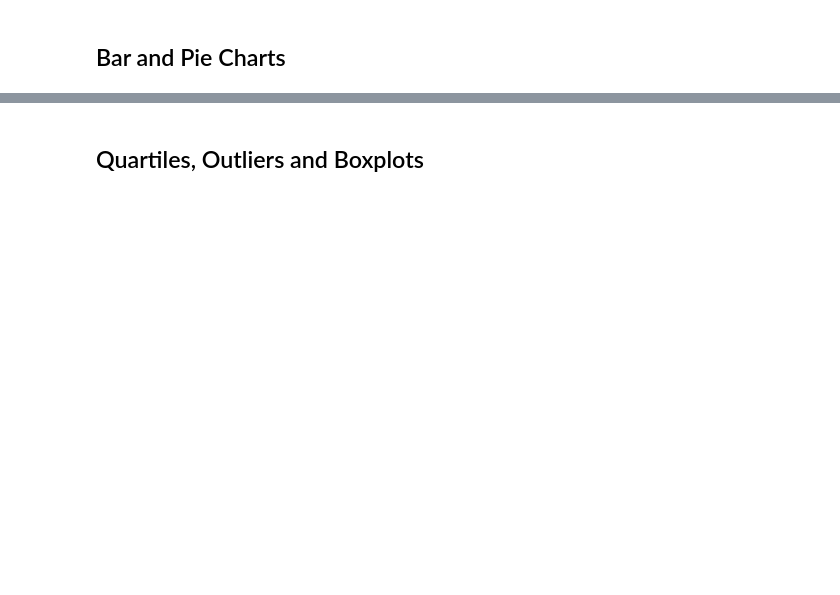
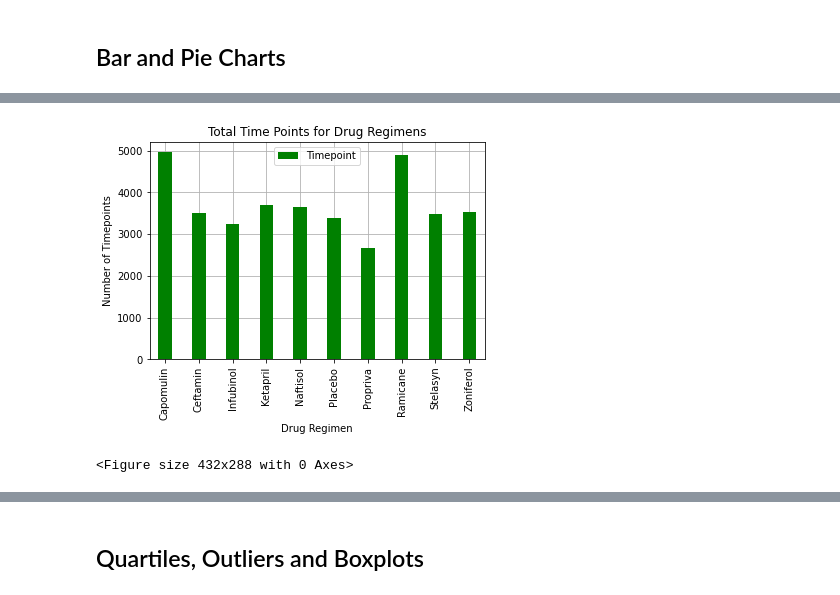
Before and after one commit to wtcutrer/Matplotlib_Challenge, a Jupyter notebook: pymaceuticals.ipynb, the cells around one changed output, grey strips where cells are left out. Drawn from its saved outputs; the diff is of its cells as text; code cells hidden in the pictures; blank space fills up the shorter version.

Commit message:
Completed Pie and Bar Charts

```diff
--- a/pymaceuticals.ipynb
+++ b/pymaceuticals.ipynb
@@ -104,2 +118,7 @@ dtype: int64
 # %% [markdown]
 ## Bar and Pie Charts
+# %%
+#Isolated Drug Regiment and Timepoint Data
+sum = clean_mouse.groupby('Drug Regimen')['Timepoint'].sum()
+drug_summary = pd.DataFrame({"Timepoint": sum})
+drug_summary
@@ -106,2 +138,14 @@ dtype: int64
 # %%
 # Generate a bar plot showing the total number of timepoints for all mice tested for each drug regimen using Pandas.
+bar_panda = drug_summary.plot(kind='bar',width =0.4, color = "g", zorder=3)
+
+bar_panda.set_xlabel("Drug Regimen")
+bar_panda.set_ylabel("Number of Timepoints")
+bar_panda.set_title("Total Time Points for Drug Regimens")
+
+plt.grid(zorder=0)
+plt.show()
+plt.tight_layout()
+# %% [output]
+[figure, added]
+<Figure size 432x288 with 0 Axes>
```
Also changed, not shown: parts of 15 cells of this notebook.
